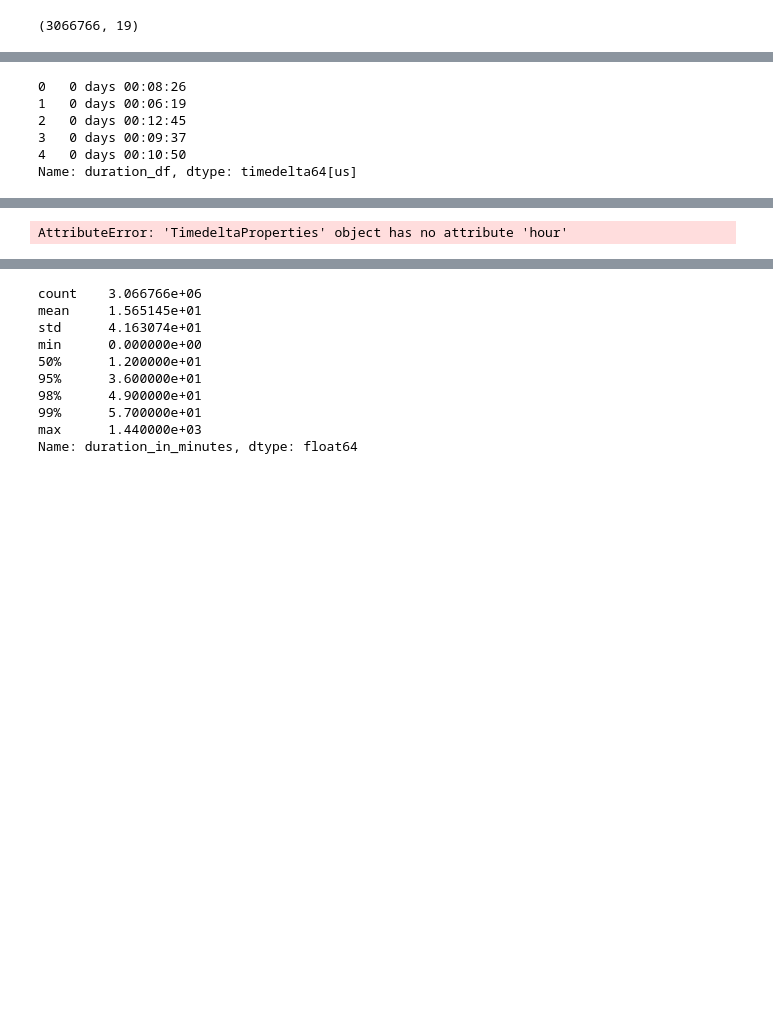
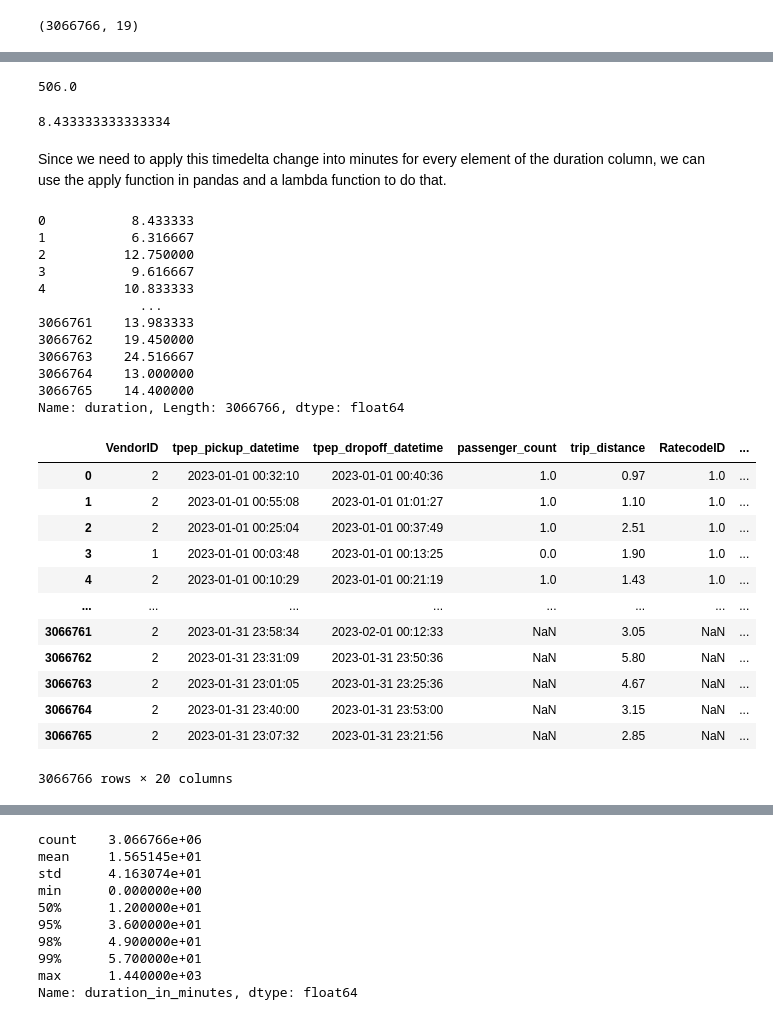
Before and after one commit to helloecho12345/mlops-zoomcamp, a Jupyter notebook: 01-intro/homework.ipynb, the cells around one changed output, grey strips where cells are left out. Cells and saved outputs as stored; diff of their text form; code cells hidden in the pictures; blank space fills up the shorter version.

Commit message:
Created duration column in minutes

```diff
--- a/01-intro/homework.ipynb
+++ b/01-intro/homework.ipynb
@@ -78,3 +82,3 @@ df.shape
 # %%
-# duration value assigned as duration_df
-df['duration_df'] = df['tpep_dropoff_datetime'] - df['tpep_pickup_datetime']
+# duration value assigned as duration
+df['duration'] = df['tpep_dropoff_datetime'] - df['tpep_pickup_datetime']
@@ -81,12 +88,54 @@ df['duration_df'] = df['tpep_dropoff_datetime'] - df['tpep_pickup_datetime']
+# %%
+# Take the first value of the duration column - called td for timedelta - and convert it to seconds
+td = df.duration.iloc[0]
+# %%
+# With the timedelta object, we can use the total_seconds() method to get the duration in seconds
+# Convert to seconds
+td.total_seconds()
+# %% [output]
+506.0
+# %%
+# Convert to minutes
+td.total_seconds() / 60
+# %% [output]
+8.433333333333334
+# %% [markdown]
+Since we need to apply this timedelta change into minutes for every element of the duration column, we can use the apply function in pandas and a lambda function to do that.
 # %%
-df['duration_df'].head()
+# Now we can apply the same function to the entire column
+# df.duration = df.duration.apply(lambda td: td.total_seconds() / 60)
 # %% [output]
-0   0 days 00:08:26
-1   0 days 00:06:19
-2   0 days 00:12:45
-3   0 days 00:09:37
-4   0 days 00:10:50
-Name: duration_df, dtype: timedelta64[us]
+0           8.433333
+1           6.316667
+2          12.750000
+3           9.616667
+4          10.833333
+             ...
+3066761    13.983333
+3066762    19.450000
+3066763    24.516667
+3066764    13.000000
+3066765    14.400000
+Name: duration, Length: 3066766, dtype: float64
+# %%
+# Setting it to df.duration sets the value back to the duration column
+# Now we can apply the same function to the entire column
+df.duration = df.duration.apply(lambda td: td.total_seconds() / 60)
+df
+# %% [output]
+|  | VendorID | tpep_pickup_datetime | tpep_dropoff_datetime | passenger_count | trip_distance | RatecodeID | ... |
+| 0 | 2 | 2023-01-01 00:32:10 | 2023-01-01 00:40:36 | 1.0 | 0.97 | 1.0 | ... |
+| 1 | 2 | 2023-01-01 00:55:08 | 2023-01-01 01:01:27 | 1.0 | 1.10 | 1.0 | ... |
+| 2 | 2 | 2023-01-01 00:25:04 | 2023-01-01 00:37:49 | 1.0 | 2.51 | 1.0 | ... |
+| 3 | 1 | 2023-01-01 00:03:48 | 2023-01-01 00:13:25 | 0.0 | 1.90 | 1.0 | ... |
+| 4 | 2 | 2023-01-01 00:10:29 | 2023-01-01 00:21:19 | 1.0 | 1.43 | 1.0 | ... |
+| ... | ... | ... | ... | ... | ... | ... | ... |
+| 3066761 | 2 | 2023-01-31 23:58:34 | 2023-02-01 00:12:33 | NaN | 3.05 | NaN | ... |
+| 3066762 | 2 | 2023-01-31 23:31:09 | 2023-01-31 23:50:36 | NaN | 5.80 | NaN | ... |
+| 3066763 | 2 | 2023-01-31 23:01:05 | 2023-01-31 23:25:36 | NaN | 4.67 | NaN | ... |
+| 3066764 | 2 | 2023-01-31 23:40:00 | 2023-01-31 23:53:00 | NaN | 3.15 | NaN | ... |
+| 3066765 | 2 | 2023-01-31 23:07:32 | 2023-01-31 23:21:56 | NaN | 2.85 | NaN | ... |
+3066766 rows × 20 columns
 # %%
 df.describe()
 # %% [output]
@@ -107,7 +150,0 @@ df.describe()
-# %%
-# Convert datetime to minutes since the start of the day
-df['duration_in_minutes'] = df['duration_df'].dt.hour * 60 + df['duration_df'].dt.minute
-
-print(df)
-# %% [output]
-AttributeError: 'TimedeltaProperties' object has no attribute 'hour'
```
Also changed, not shown: parts of 8 cells of this notebook.
